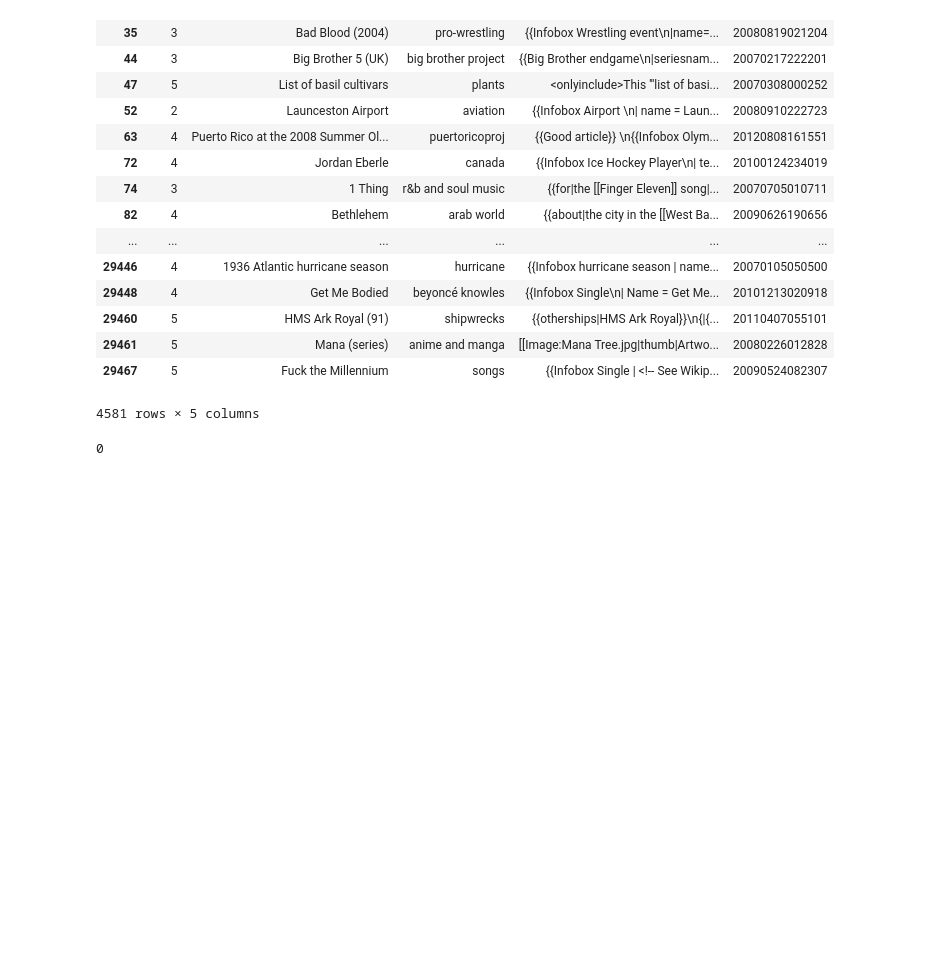
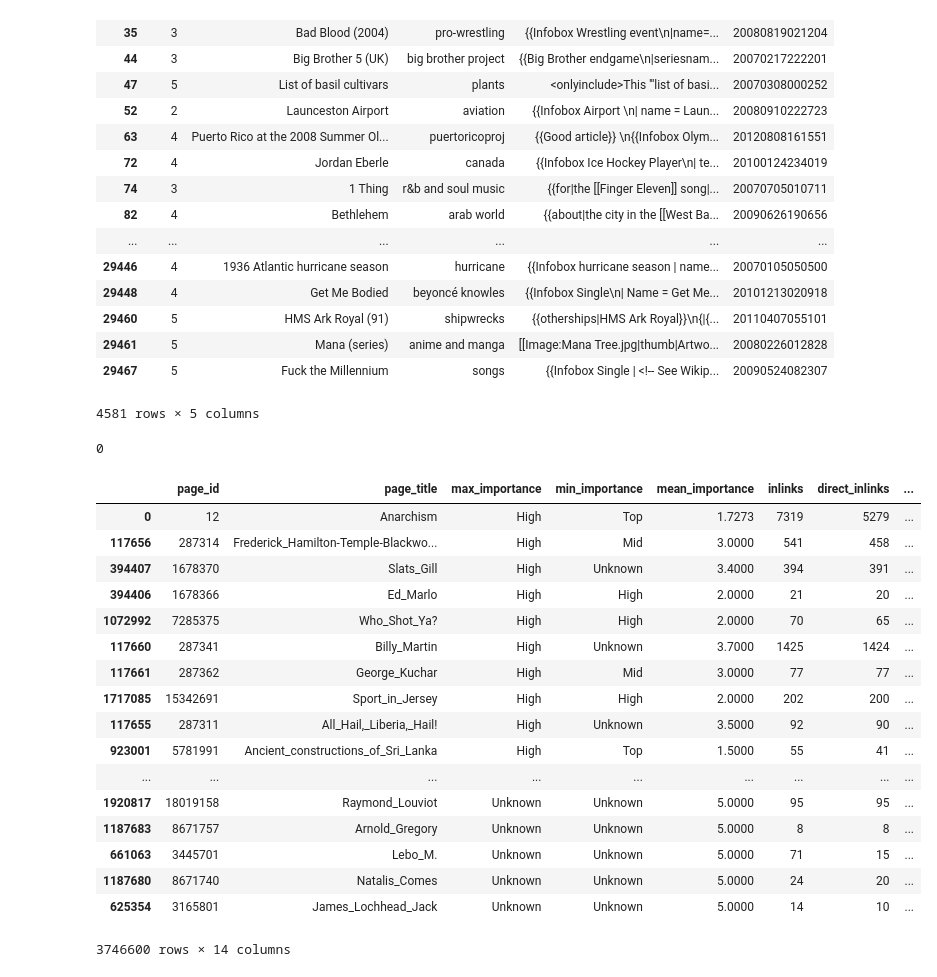
Before and after one commit to Beige-Coffee/Wikipedia-Knowledge-Graph, a Jupyter notebook: Feature_Engineering/Features_EDA.ipynb, the cells around one changed output. Saved outputs shown, nothing was run; the diff lists cells and outputs as text; code cells hidden in the pictures; blank space fills up the shorter version.

```diff
--- a/Feature_Engineering/Features_EDA.ipynb
+++ b/Feature_Engineering/Features_EDA.ipynb
@@ -338,3 +288,27 @@ def find_num_bullet_points(raw_article):
 find_num_bullet_points(data.text[8])
 # %% [output]
 0
+# %%
+wiki_article_stats = '../data/article_stats.tsv'
+raw_stats_data = pd.read_csv(wiki_article_stats, sep='\t')
+# %%
+raw_stats_data.sort_values(by='max_importance', ascending=True)
+# %% [output]
+|  | page_id | page_title | max_importance | min_importance | mean_importance | inlinks | direct_inlinks | ... |
+| 0 | 12 | Anarchism | High | Top | 1.7273 | 7319 | 5279 | ... |
+| 117656 | 287314 | Frederick_Hamilton-Temple-Blackwo... | High | Mid | 3.0000 | 541 | 458 | ... |
+| 394407 | 1678370 | Slats_Gill | High | Unknown | 3.4000 | 394 | 391 | ... |
+| 394406 | 1678366 | Ed_Marlo | High | High | 2.0000 | 21 | 20 | ... |
+| 1072992 | 7285375 | Who_Shot_Ya? | High | High | 2.0000 | 70 | 65 | ... |
+| 117660 | 287341 | Billy_Martin | High | Unknown | 3.7000 | 1425 | 1424 | ... |
+| 117661 | 287362 | George_Kuchar | High | Mid | 3.0000 | 77 | 77 | ... |
+| 1717085 | 15342691 | Sport_in_Jersey | High | High | 2.0000 | 202 | 200 | ... |
+| 117655 | 287311 | All_Hail,_Liberia,_Hail! | High | Unknown | 3.5000 | 92 | 90 | ... |
+| 923001 | 5781991 | Ancient_constructions_of_Sri_Lanka | High | Top | 1.5000 | 55 | 41 | ... |
+| ... | ... | ... | ... | ... | ... | ... | ... | ... |
+| 1920817 | 18019158 | Raymond_Louviot | Unknown | Unknown | 5.0000 | 95 | 95 | ... |
+| 1187683 | 8671757 | Arnold_Gregory | Unknown | Unknown | 5.0000 | 8 | 8 | ... |
+| 661063 | 3445701 | Lebo_M. | Unknown | Unknown | 5.0000 | 71 | 15 | ... |
+| 1187680 | 8671740 | Natalis_Comes | Unknown | Unknown | 5.0000 | 24 | 20 | ... |
+| 625354 | 3165801 | James_Lochhead_Jack | Unknown | Unknown | 5.0000 | 14 | 10 | ... |
+3746600 rows × 14 columns
```
Also changed, not shown: parts of 16 cells of this notebook, 2 other files.
